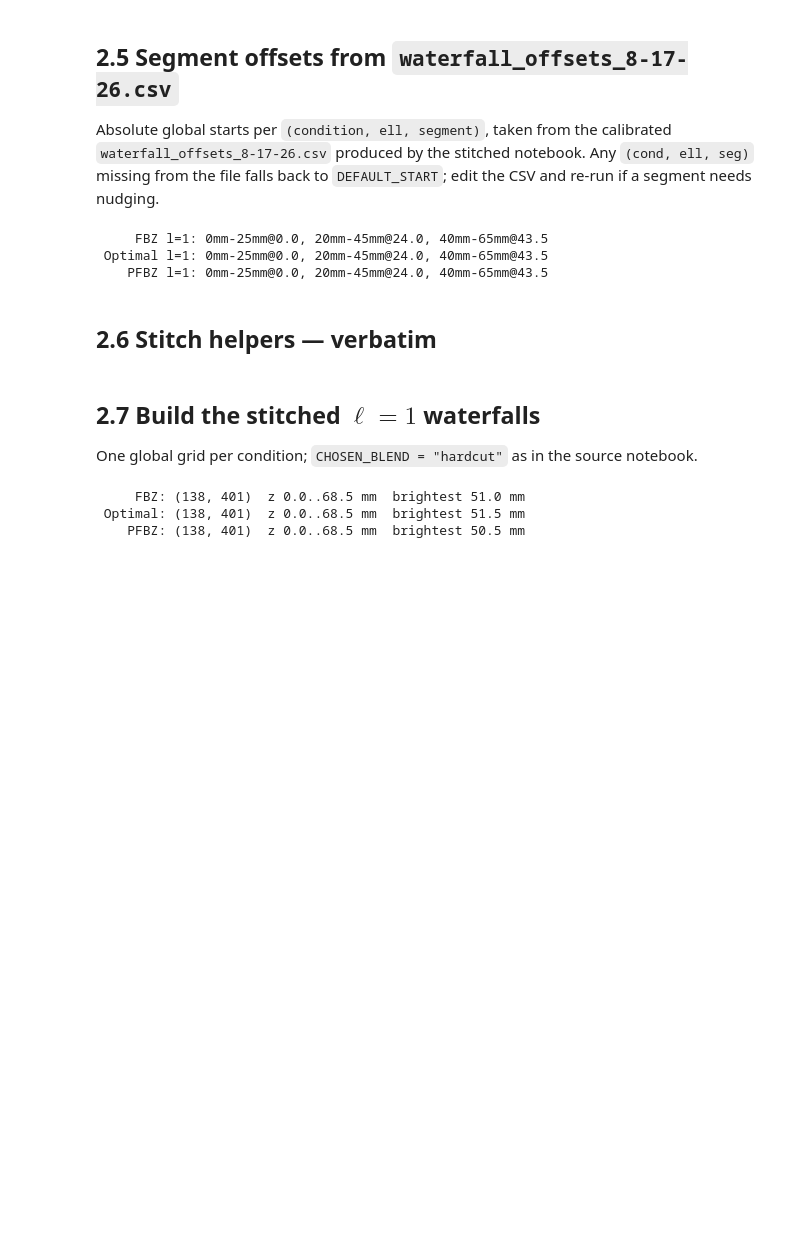
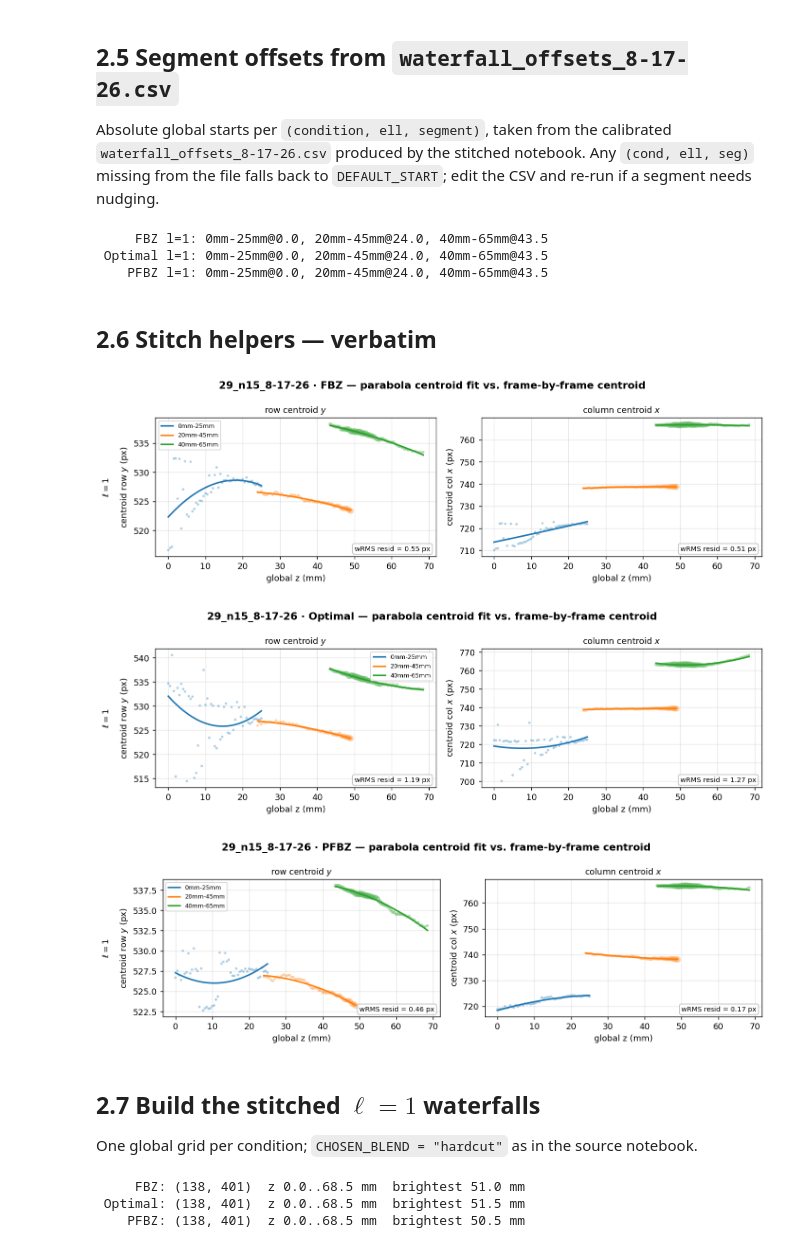
Before and after one commit to LukasScarfe/Optimal_Focusing, a Jupyter notebook: theory_vs_experiment_l1.ipynb, the cells around one changed output. Drawn from its saved outputs; the diff is of its cells as text; code cells hidden in the pictures; blank space fills up the shorter version.

```diff
--- a/theory_vs_experiment_l1.ipynb
+++ b/theory_vs_experiment_l1.ipynb
@@ -683,6 +740,41 @@ def stitch(cond, ell, mode, z_grid):
             cx[need] = np.interp(z_grid[need], zs[lbl], sws[lbl].centroid_x)
     coverage = np.sum([covers[lbl] for lbl in order], axis=0)
     return Stitched(cond, ell, mode, water, s_px, z_grid, cy, cx, coverage)
+# %%
+# --- Diagnostic: fitted centroid line vs. frame-by-frame centroid ------------
+# Points are the raw per-frame centroids (area ~ brightness weight); the line is
+# the fit that actually built the waterfalls.  In "continuous" mode the sections
+# are tied into one curve on the shared global z, so neighbouring lines MEET at
+# each handoff (no jump); "parabola" overlays the per-section quadratic;
+# "line"/"per_frame" fall back to the independent per-section line so the model
+# can still be judged.
+from centroid_lines import (fit_sections_for_plot, fit_sections_for_plot_parabola,
+                            fit_sections_for_plot_continuous, plot_centroid_fit)
+
+_CENTROID_PREP = {
+    "continuous": fit_sections_for_plot_continuous,
+    "parabola": fit_sections_for_plot_parabola,
+}
+
+def plot_centroid_fit_cond(cond):
+    prep = _CENTROID_PREP.get(CENTROID_MODE, fit_sections_for_plot)
+    groups = {}
+    for ell in data[cond]:
+        raw = {seg: dict(z=global_z(sw, ell), cy=sw.centroid_y_raw,
+                         cx=sw.centroid_x_raw, w=sw.centroid_w)
+               for seg, sw in data[cond][ell].items()}
+        groups[f"$\\ell={ell}$"] = prep(raw)
+    plot_centroid_fit(
+        groups, path=OUT_ROOT / f"{cond}_centroid_fit.png",
+        title=f"{RUN} · {cond} — {CENTROID_MODE} centroid fit vs. frame-by-frame centroid")
+
+for cond in CONDITION_SEGMENTS:
+    if data.get(cond):
+        plot_centroid_fit_cond(cond)
+# %% [output]
+[figure, added]
+[figure, added]
+[figure, added]
 # %% [markdown]
 ## 2.7 Build the stitched $\ell=1$ waterfalls
 
```
Also changed, not shown: parts of 6 cells of this notebook, 10 other files.
